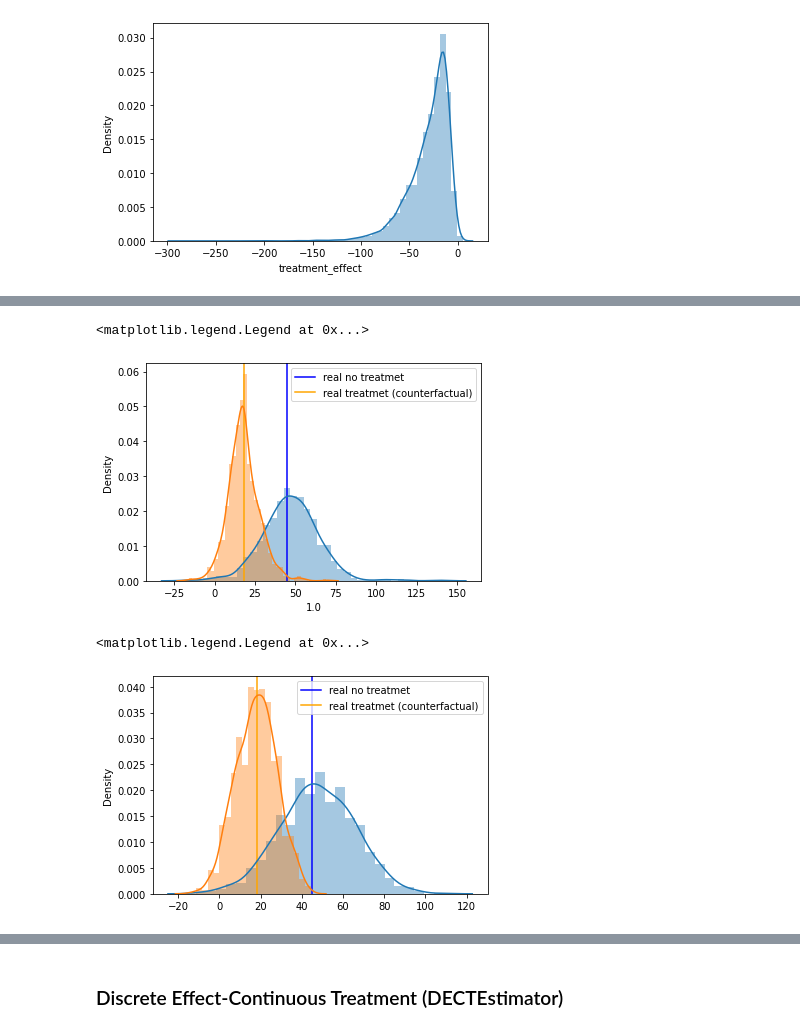
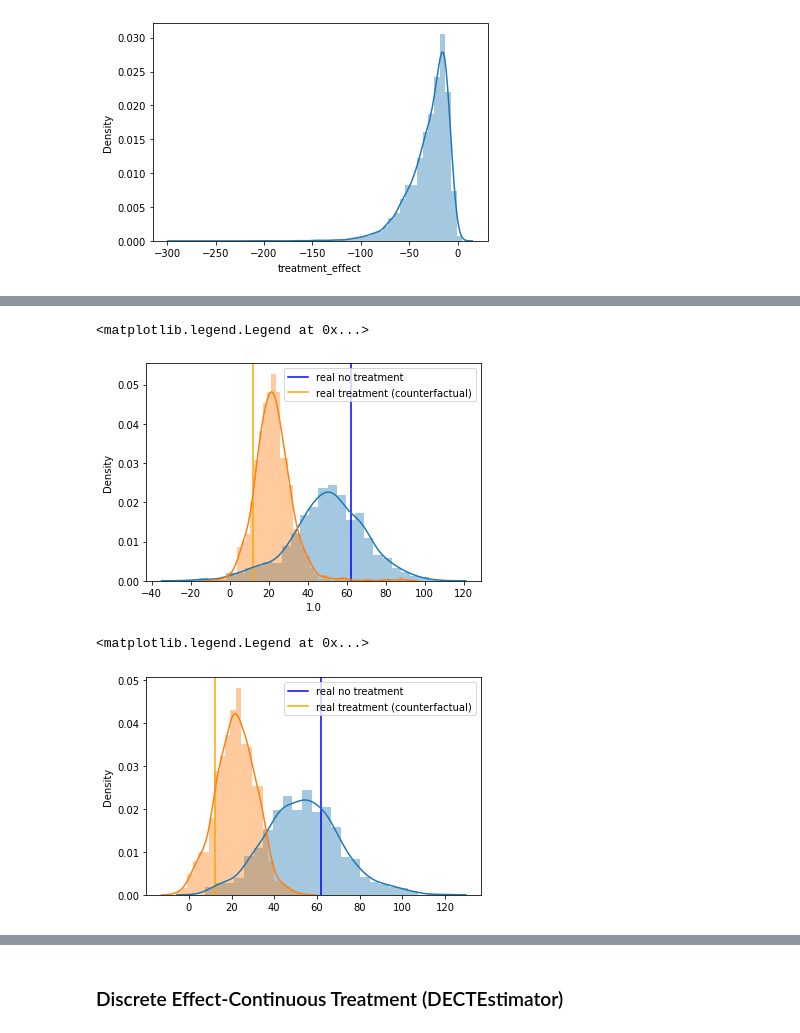
Before and after one commit to AlanGanem/fkausality, a Jupyter notebook: notebooks_dev/estimators.ipynb, the cells around one changed output, grey strips where cells are left out. Cells and saved outputs as stored; diff of their text form; code cells hidden in the pictures.

Commit message:
added target and treatment estimator option on forest kernel

```diff
--- a/notebooks_dev/estimators.ipynb
+++ b/notebooks_dev/estimators.ipynb
@@ -296,7 +380,7 @@ class _FKEstimator(BaseEstimator):
 #export
 class CEDTEstimator(_FKEstimator):
     '''
-    Continuous Effect - Discrete Treatmet estimator
+    Continuous Effect - Discrete Treatment estimator
     '''
     def sample(
         self,
@@ -408,14 +492,14 @@ class CEDTEstimator(_FKEstimator):
         c_idx_var = slice(None), *control, 'variance'
         t_idx_var = slice(None), *[slice(None)]*len(control),'variance'
 
-        means = outcomes.loc[t_idx_mean] - outcomes.loc[c_idx_mean]
-        var = outcomes.loc[t_idx_var] + outcomes.loc[c_idx_var]
+        means = outcomes.loc[t_idx_mean] - outcomes.loc[c_idx_mean].reset_index(level = [*range(1,len(c_idx_mean))], drop = True)
+        var = outcomes.loc[t_idx_var] + outcomes.loc[c_idx_var].reset_index(level = [*range(1,len(c_idx_mean))], drop = True)
 
         var['statistic'] = 'variance'
         means['statistic'] = 'mean'
 
-        var = var.set_index('statistic', append = True)
-        means = means.set_index('statistic', append = True)
+        #var = var.set_index('statistic', append = True)
+        #means = means.set_index('statistic', append = True)
 
         outcomes.loc[var.index] = var
         outcomes.loc[means.index] = means
@@ -480,51 +564,66 @@ print(t_effects_mult.mean())
 df_obs['log_treatment_effect'] = -np.log1p(abs(df_obs['treatment_effect']))
 df_obs['log_recovery'] = np.log1p(abs(df_obs['recovery']))
 df_obs['log_cf_recovery'] = np.log1p(abs(df_obs['cf_recovery']))
+# %%
+from sklearn.model_selection import train_test_split
+df_obs_train, df_obs_test = train_test_split(df_obs, train_size = 0.8)
 # %%
 Tc = ['medication']
 Xc = ['sex','age','severity']
 yc = ['recovery']
 cf_yc = ['cf_recovery']
 
-X = df_obs[Xc]
-T = df_obs[Tc]
-y = df_obs[yc]
+X = df_obs_train[Xc]
+T = df_obs_train[Tc]
+y = df_obs_train[yc]
+
+X_test = df_obs_test[Xc]
+T_test = df_obs_test[Tc]
+y_test = df_obs_test[yc]
 # %%
 from sklearn.ensemble import RandomForestRegressor, RandomForestClassifier, ExtraTreesClassifier, ExtraTreesRegressor, GradientBoostingClassifier
 
-tree_estim = RandomForestClassifier(n_estimators = 100, min_samples_leaf = 10, criterion = 'entropy')
-estim = CEDTEstimator(tree_estim, n_neighbors = 100, n_jobs = None).fit(X, y = y, T = T, save_values = df_obs)
+tree_estim_target = ExtraTreesClassifier(n_estimators = 150, min_samples_leaf = 50, criterion = 'gini', n_jobs = -1)
+tree_estim_treatmet = ExtraTreesRegressor(n_estimators = 150, min_samples_leaf = 50, n_jobs = -1)
+
+estim = CEDTEstimator(
+    treatment_tree_ensemble_estimator = tree_estim_treatmet,
+    target_tree_ensemble_estimator = tree_estim_target,
+    n_neighbors = 100,
+    n_jobs = None
+).fit(X, y = y, T = T, save_values = df_obs_train)
 # %%
 alpha = 1
 if not 'i' in locals():
     i = 0
 i += 1
-ground_truth = df_obs.iloc[i]
-samples = estim.sample(X.iloc[i:i+1],sample_size = 1000, n_neighbors = 1000, noise_type = 'normal', alpha = alpha)[0]
-#estim_effect = estim.treatment_effect(X.iloc[i:i+1], n_neighbors = 1000, alpha = alpha, control_name = 0)[0]
+ground_truth = df_obs_test.iloc[i]
+samples = estim.sample(X_test.iloc[i:i+1],sample_size = 1000, n_neighbors = 1000, noise_type = 'normal', alpha = alpha)[0]
+#estim_effect = estim.treatment_effect(X_test.iloc[i:i+1], n_neighbors = 1000, alpha = alpha, control_name = 0)[0]
 
 got_medication = ground_truth[Tc[0]] == 1
 
 t_recovery = ground_truth[yc[0]] if got_medication else ground_truth[cf_yc[0]]
 nt_recovery = ground_truth[yc[0]] if not got_medication else ground_truth[cf_yc[0]]
 
 nt_text = ' (counterfactual)' if got_medication else ''
 t_text = ' (counterfactual)' if not got_medication else ''
 
-plt.axvline(nt_recovery, color = 'b', label = f'real no treatmet{t_text}')
-plt.axvline(t_recovery, color = 'orange', label = f'real treatmet{nt_text}')
+plt.axvline(nt_recovery, color = 'b', label = f'real no treatment{t_text}')
+plt.axvline(t_recovery, color = 'orange', label = f'real treatment{nt_text}')
 
 
 samples.groupby(Tc)[yc[0]].apply(sns.distplot)
 plt.legend()
 # %% [output]
 <matplotlib.legend.Legend at 0x...>
-[figure, old version]
+[figure, new version]
 # %%
-outcomes = estim.potential_outcomes(X.iloc[i:i+10].values, n_neighbors = 1000, alpha = alpha).loc[0]
+alpha = 2
+outcomes = estim.potential_outcomes(X_test.iloc[i:i+9].values, n_neighbors = 1000, alpha = alpha).loc[0]
 
-plt.axvline(nt_recovery, color = 'b', label = f'real no treatmet{t_text}')
-plt.axvline(t_recovery, color = 'orange', label = f'real treatmet{nt_text}')
+plt.axvline(nt_recovery, color = 'b', label = f'real no treatment{t_text}')
+plt.axvline(t_recovery, color = 'orange', label = f'real treatment{nt_text}')
 
 treated_dist = np.random.normal(outcomes.loc[1,'mean'], outcomes.loc[1,'variance']**(1/2), size = 1000)
 untreated_dist = np.random.normal(outcomes.loc[0,'mean'], outcomes.loc[0,'variance']**(1/2), size = 1000)
@@ -534,6 +633,6 @@ sns.distplot(treated_dist)
 plt.legend()
 # %% [output]
 <matplotlib.legend.Legend at 0x...>
-[figure, old version]
+[figure, new version]
 # %%
 effect_col = 'treatment_effect'
```
Also changed, not shown: parts of 23 cells of this notebook, 17 other files.
